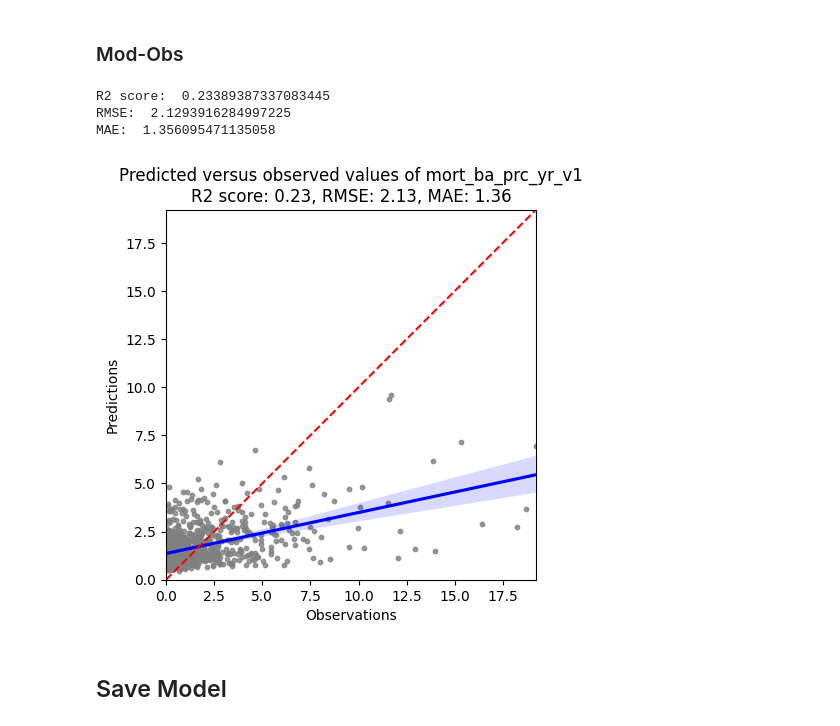
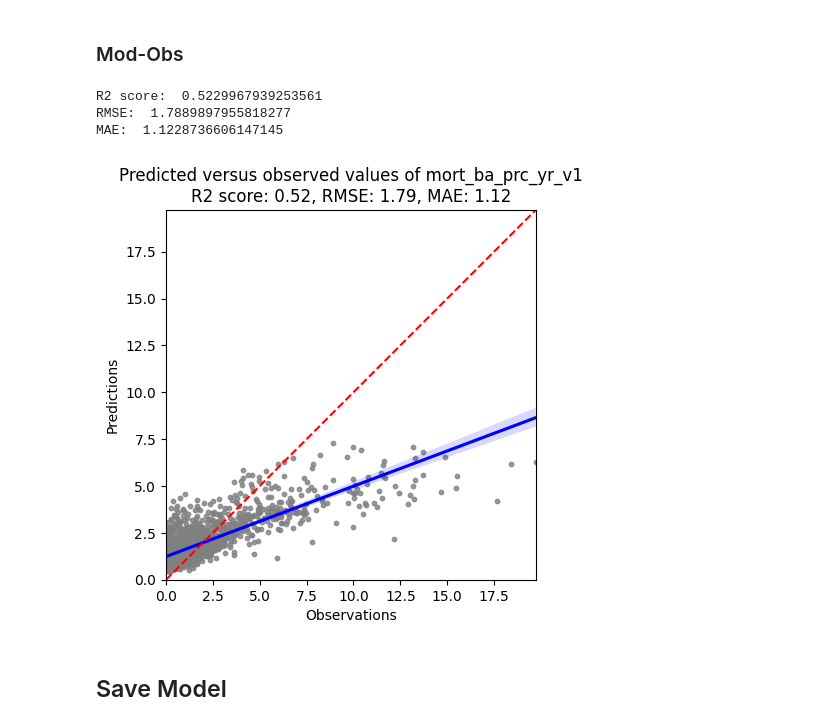
Before and after one commit to padasch/ifn_analysis, a Jupyter notebook: python/04_run_ml_models/run_random_forest.ipynb, the cells around one changed output. Cells and saved outputs as stored; diff of their text form; code cells hidden in the pictures.

```diff
--- a/python/04_run_ml_models/run_random_forest.ipynb
+++ b/python/04_run_ml_models/run_random_forest.ipynb
@@ -1755,9 +1899,7 @@ if run_cell:
 # %% [markdown]
 ### Prescribed Grid Search
 # %%
-run_cell = False
-
-if run_cell:
+if user_input["do_prescribed_search"]:
     # Define the parameter grid
     param_grid = {
         "n_estimators": [
@@ -1790,3 +1932,13 @@ if run_cell:
     grid_search.fit(X_train, y_train)
 
     plot_grid_search_results(grid_search)
+else:
+    # Return best variables from previous search
+    best_params = {
+        "n_estimators": 1255,
+        "min_samples_split": 2,
+        "min_samples_leaf": 1,
+        "max_features": "sqrt",
+        "max_depth": None,
+        "bootstrap": True,
+    }
@@ -2254,9 +2346,20 @@ if run_cell:
+# %%
+# ADJUST BASED ON WHAT DF I WANT TO USE
+Xy_train_final = Xy_train_imputed.copy()
+Xy_test_final = Xy_test_imputed.copy()
+# %%
+# Make sure to remove stratification and target from X_train_final and X_test_final
+X_train_final = Xy_train_final.drop(columns=[target, "test_train_strata"])
+X_test_final = Xy_test_final.drop(columns=[target, "test_train_strata"])
+
+y_train_final = Xy_train_final[target]
+y_test_final = Xy_test_final[target]
 # %%
 # Fit the model to the training data
 rf_best = RandomForestRegressor(
     **best_params, random_state=seed_nr, n_jobs=-1
 )  # Create best model
-rf_best.fit(X_train_fin, y_train)
+rf_best.fit(X_train_final, y_train_final)
 # %% [output]
 RandomForestRegressor(max_features='sqrt', n_estimators=1255, n_jobs=-1,
                       random_state=42)
@@ -2487,12 +2414,12 @@ df_featimp after merging:  (174, 2)
 # %% [markdown]
 ### Mod-Obs
 # %%
-model_evaluation(rf_best, X_test_fin, y_test)
+model_evaluation(rf_best, X_test_final, y_test_final)
 # %% [output]
-R2 score:  0.23389387337083445
-RMSE:  2.1293916284997225
-MAE:  1.356095471135058
+R2 score:  0.5229967939253561
+RMSE:  1.7889897955818277
+MAE:  1.1228736606147145
-[figure, old version]
+[figure, new version]
 # %% [markdown]
 ## Save Model
 # %%
```
Also changed, not shown: parts of 44 cells of this notebook.
